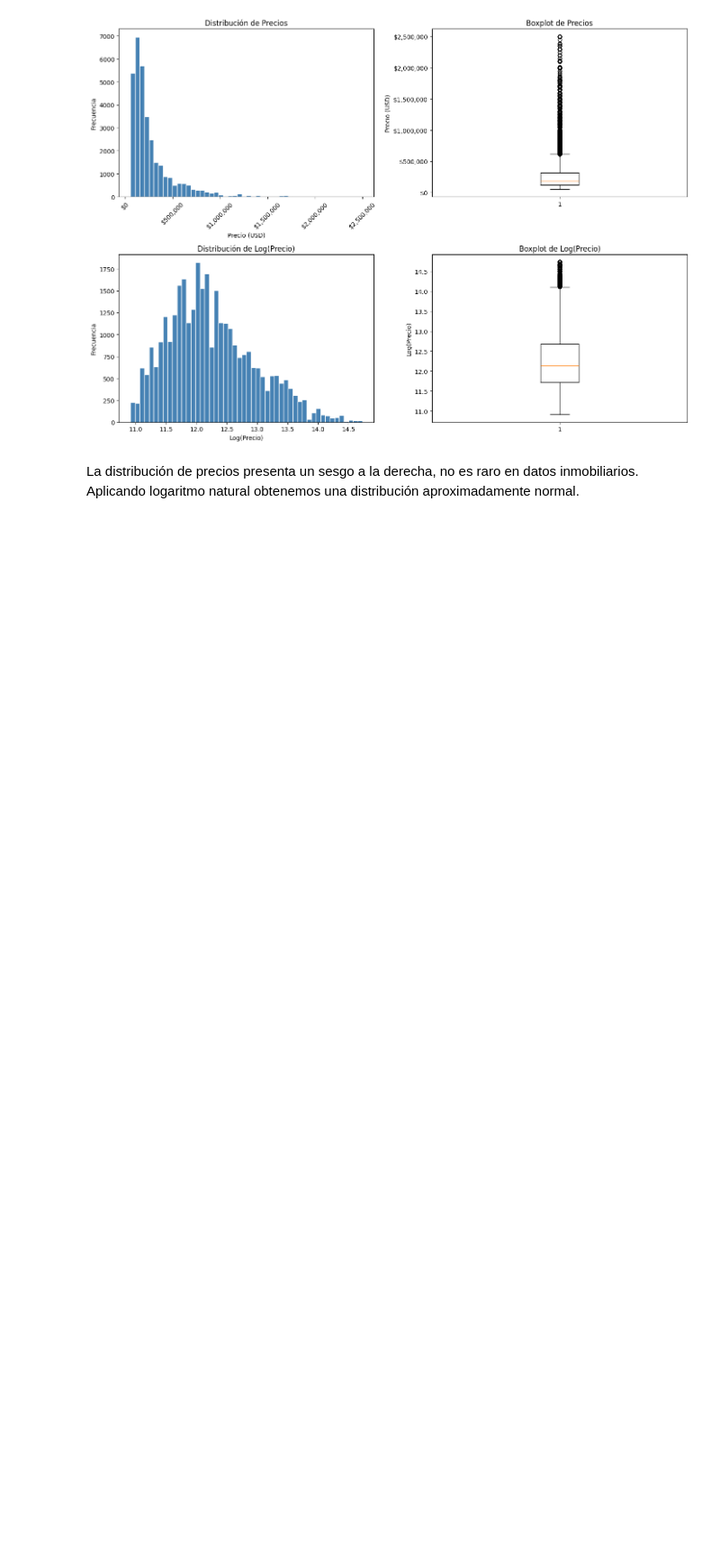
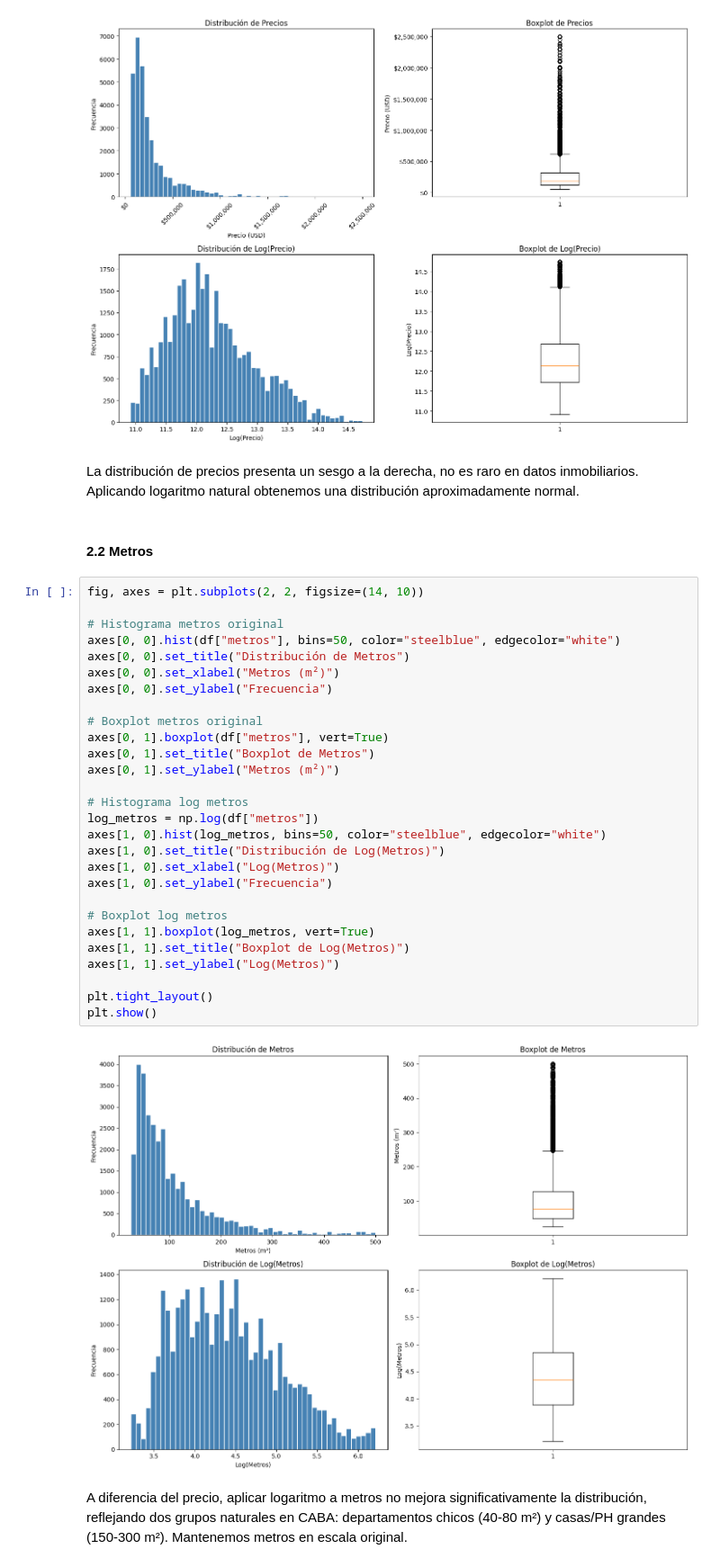
Before and after one commit to FacundoBerthet/precios-propiedades-caba, a Jupyter notebook: notebooks/03-eda.ipynb, the cells around one changed output. Shown at 90% size. Drawn from its saved outputs; the diff is of its cells as text; blank space fills up the shorter version.

Commit message:
add metros distribution analysis

```diff
--- a/notebooks/03-eda.ipynb
+++ b/notebooks/03-eda.ipynb
@@ -99,3 +99,38 @@ plt.show()
 # %% [markdown]
 La distribución de precios presenta un sesgo a la derecha, no es raro en datos inmobiliarios. Aplicando logaritmo natural obtenemos una
 distribución aproximadamente normal.
+# %% [markdown]
+#### 2.2 Metros
+# %%
+fig, axes = plt.subplots(2, 2, figsize=(14, 10))
+
+# Histograma metros original
+axes[0, 0].hist(df["metros"], bins=50, color="steelblue", edgecolor="white")
+axes[0, 0].set_title("Distribución de Metros")
+axes[0, 0].set_xlabel("Metros (m²)")
+axes[0, 0].set_ylabel("Frecuencia")
+
+# Boxplot metros original
+axes[0, 1].boxplot(df["metros"], vert=True)
+axes[0, 1].set_title("Boxplot de Metros")
+axes[0, 1].set_ylabel("Metros (m²)")
+
+# Histograma log metros
+log_metros = np.log(df["metros"])
+axes[1, 0].hist(log_metros, bins=50, color="steelblue", edgecolor="white")
+axes[1, 0].set_title("Distribución de Log(Metros)")
+axes[1, 0].set_xlabel("Log(Metros)")
+axes[1, 0].set_ylabel("Frecuencia")
+
+# Boxplot log metros
+axes[1, 1].boxplot(log_metros, vert=True)
+axes[1, 1].set_title("Boxplot de Log(Metros)")
+axes[1, 1].set_ylabel("Log(Metros)")
+
+plt.tight_layout()
+plt.show()
+# %% [output]
+[figure, added]
+# %% [markdown]
+A diferencia del precio, aplicar logaritmo a metros no mejora significativamente la distribución, reflejando
+dos grupos naturales en CABA: departamentos chicos (40-80 m²) y casas/PH grandes (150-300 m²). Mantenemos metros en escala original.
```
